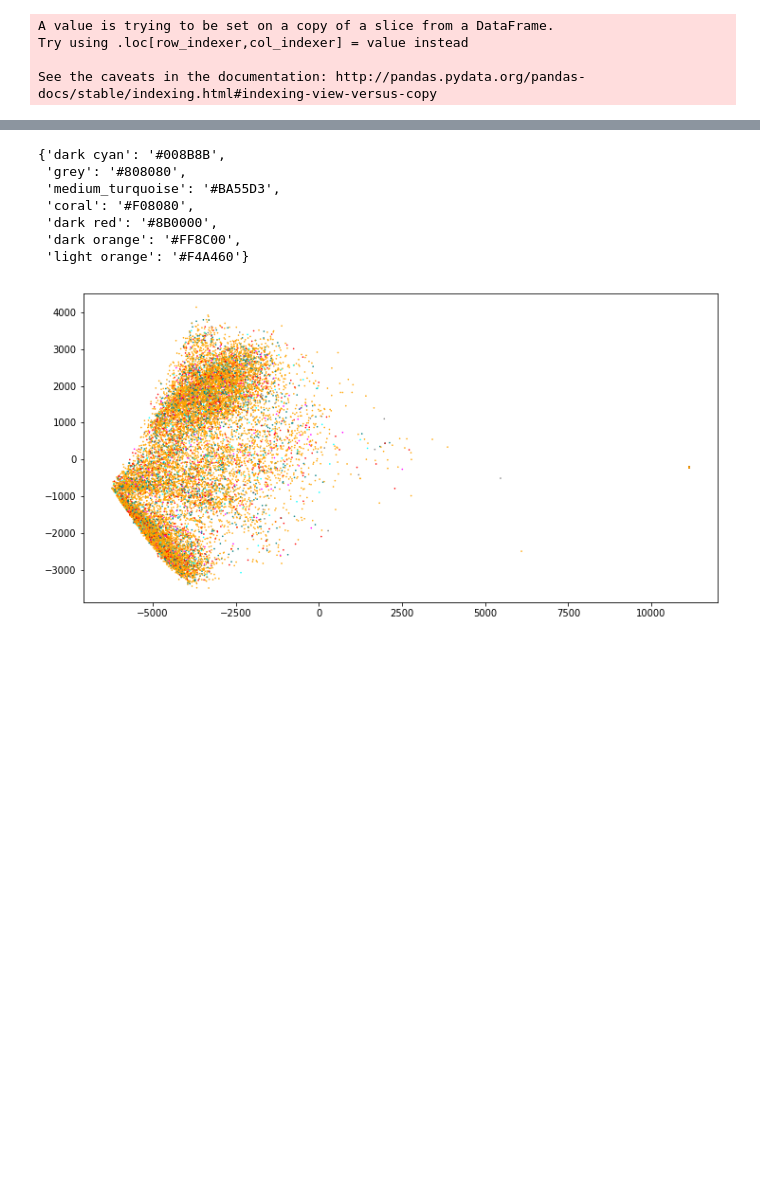
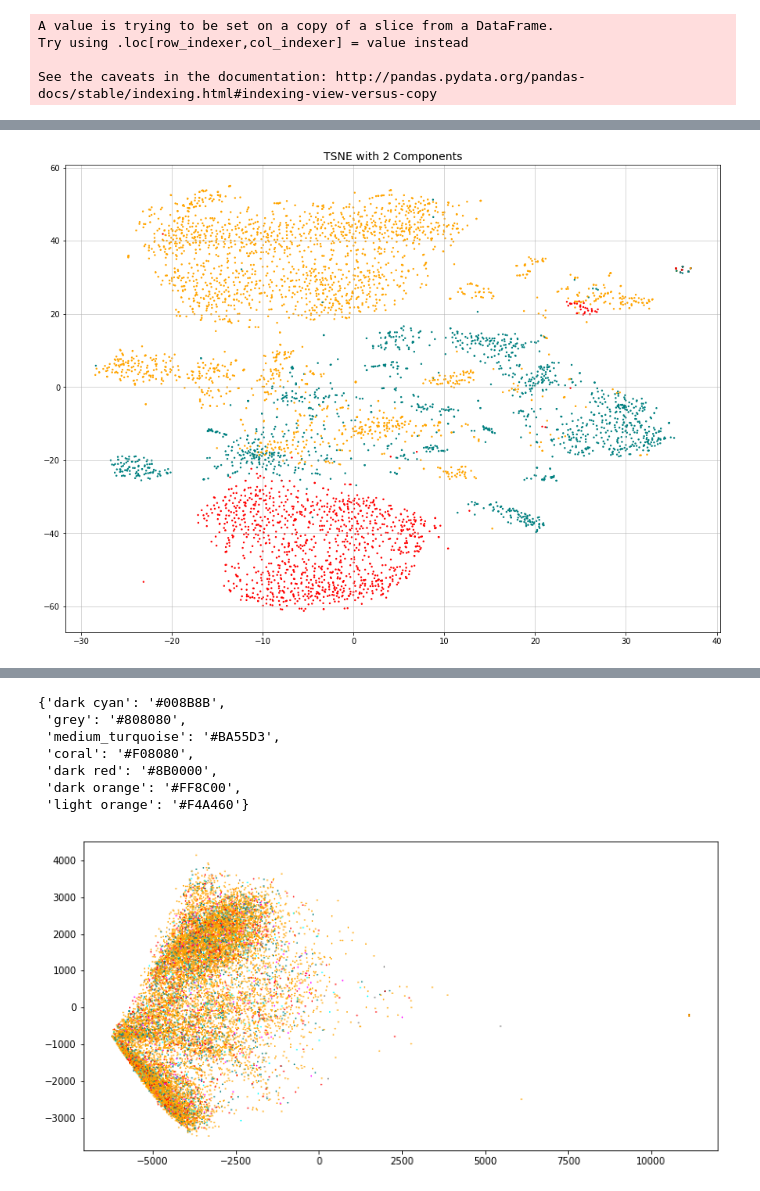
Before and after one commit to kellystroh/Clothing-Classification, a Jupyter notebook: notebooks/PCA Clustering.ipynb, the cells around one changed output, grey strips where cells are left out. Saved outputs shown, nothing was run; the diff lists cells and outputs as text; code cells hidden in the pictures; blank space fills up the shorter version.

```diff
--- a/notebooks/PCA Clustering.ipynb
+++ b/notebooks/PCA Clustering.ipynb
@@ -165,0 +144,7 @@ array([[-1.6108047,  2.1016166],
+# %%
+fig, ax = plt.subplots(figsize=(15,11))
+ax.scatter(XX[:,0],XX[:,1], s=2, color= wear_df['color'][0:5000]);
+ax.set_title('TSNE with 2 Components', fontsize=14)
+ax.grid(which='both', axis='both', linewidth=.5)
+# %% [output]
+[figure, added]
```
Also changed, not shown: parts of 6 cells of this notebook, 5 other files.
